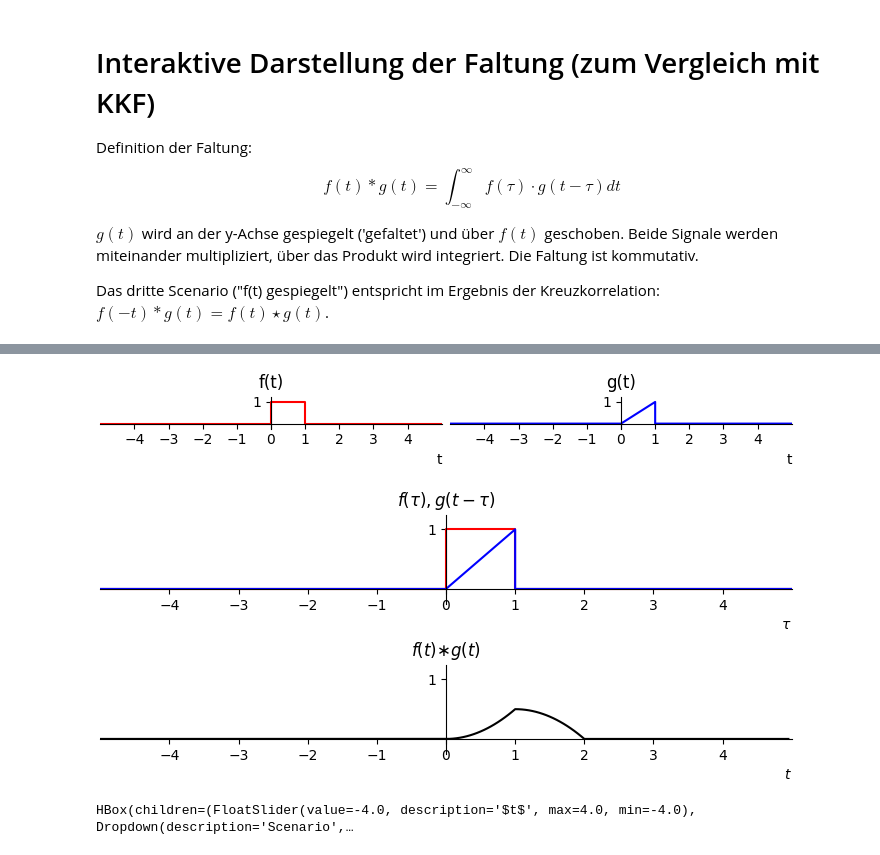
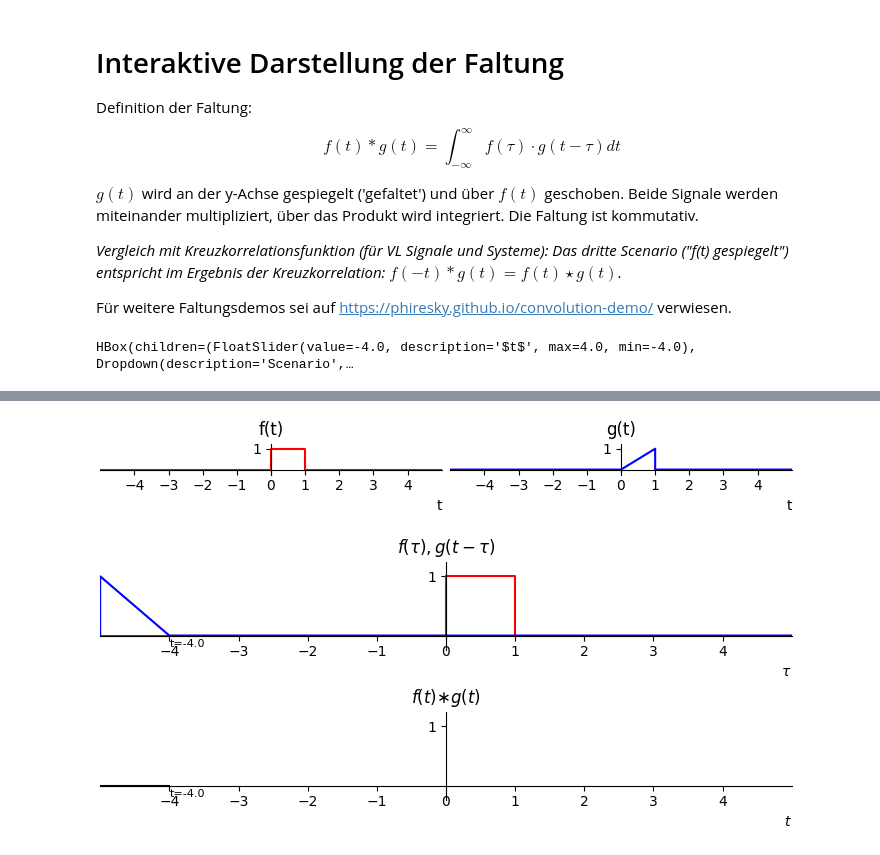
Before and after one commit to bdcodebase/JLdeployments, a Jupyter notebook: content/Faltung.ipynb, the cells around one changed output, grey strips where cells are left out. Saved outputs shown, nothing was run; the diff lists cells and outputs as text; code cells hidden in the pictures.

Commit message:
Faltung und Kreuzkorrelation aktualisiert, Übersicht aktualisiert

```diff
--- a/content/Faltung.ipynb
+++ b/content/Faltung.ipynb
@@ -1,11 +1,13 @@
 # %% [markdown]
-# Interaktive Darstellung der Faltung (zum Vergleich mit KKF)
+# Interaktive Darstellung der Faltung
 Definition der Faltung:
 $$f(t)\ast g(t) = \int_{-\infty}^{\infty}f(\tau)\cdot g(t-\tau)dt$$
 
 $g(t)$ wird an der y-Achse gespiegelt ('gefaltet') und über $f(t)$ geschoben. Beide Signale werden miteinander multipliziert, über das Produkt wird integriert. Die Faltung ist kommutativ.
 
-Das dritte Scenario ("f(t) gespiegelt") entspricht im Ergebnis der Kreuzkorrelation: $f(-t)\ast g(t)=f(t)\star g(t)$.
+*Vergleich mit Kreuzkorrelationsfunktion (für VL Signale und Systeme): Das dritte Scenario ("f(t) gespiegelt") entspricht im Ergebnis der Kreuzkorrelation: $f(-t)\ast g(t)=f(t)\star g(t)$.*
+
+Für weitere Faltungsdemos sei auf https://phiresky.github.io/convolution-demo/ verwiesen.
 # %%
 """
 (c) Benno Dömer | HS Pforzheim 2023
@@ -78,7 +80,7 @@ s2h, = plot(ts,stri,pstyle)
 xlabel(xl,loc='right')
 title('g(t)')
 myplotstyle(ax1)
-plt.show()
+#plt.show()
 
 #plot moving sigs and cross corr
 fig2 = figure(figsize=(7, 3), dpi=100,
@@ -106,7 +108,7 @@ taut2=ax1.text(0,1,'',color='k',fontsize=8,ha='left') # Markierung für Tau
 myplotstyle(ax1)
 xlabel(xl,loc='right')
 title(yl)
-plt.show()
+#plt.show()
 
 def plotdata2(t0,scen): # update data
     #scenario switcher
@@ -160,4 +162,9 @@ ui2 = widgets.HBox([tslider2, scencombo2])
 out2 = widgets.interactive_output(plotdata2, { 'scen':scencombo2, 't0': tslider2 })
 #Anzeigen
 display(ui2,out2)
+figure(fig1)
+plt.show()
+figure(fig2)
+plt.show()
 # %% [output]
+HBox(children=(FloatSlider(value=-4.0, description='$t$', max=4.0, min=-4.0), Dropdown(description='Scenario',…
@@ -164,3 +172,2 @@ display(ui2,out2)
-[figure, old version]
+[figure, new version]
-[figure, old version]
+[figure, new version]
-HBox(children=(FloatSlider(value=-4.0, description='$t$', max=4.0, min=-4.0), Dropdown(description='Scenario',…
```
Also changed, not shown: parts of 1 cell of this notebook, 2 other files.
